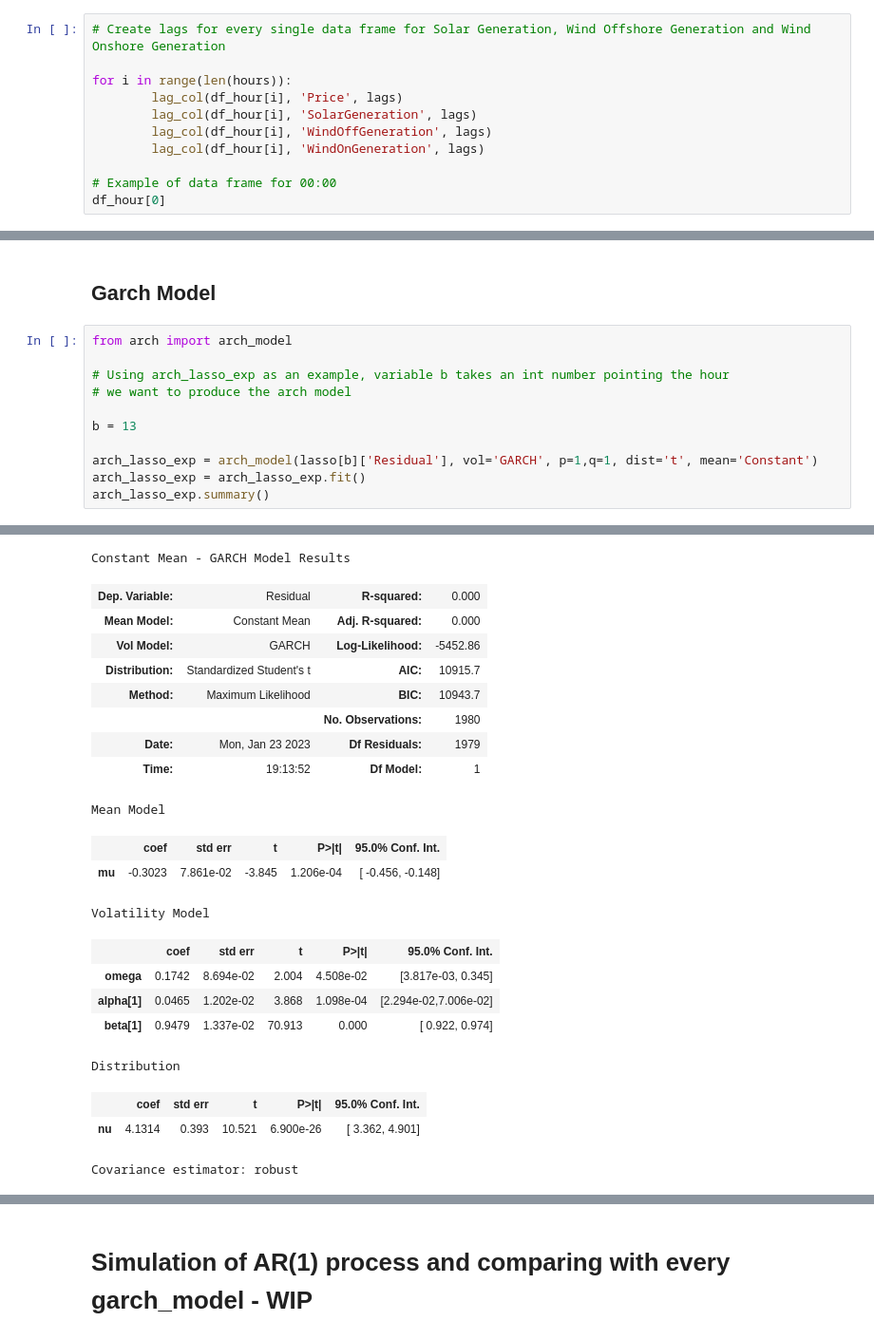
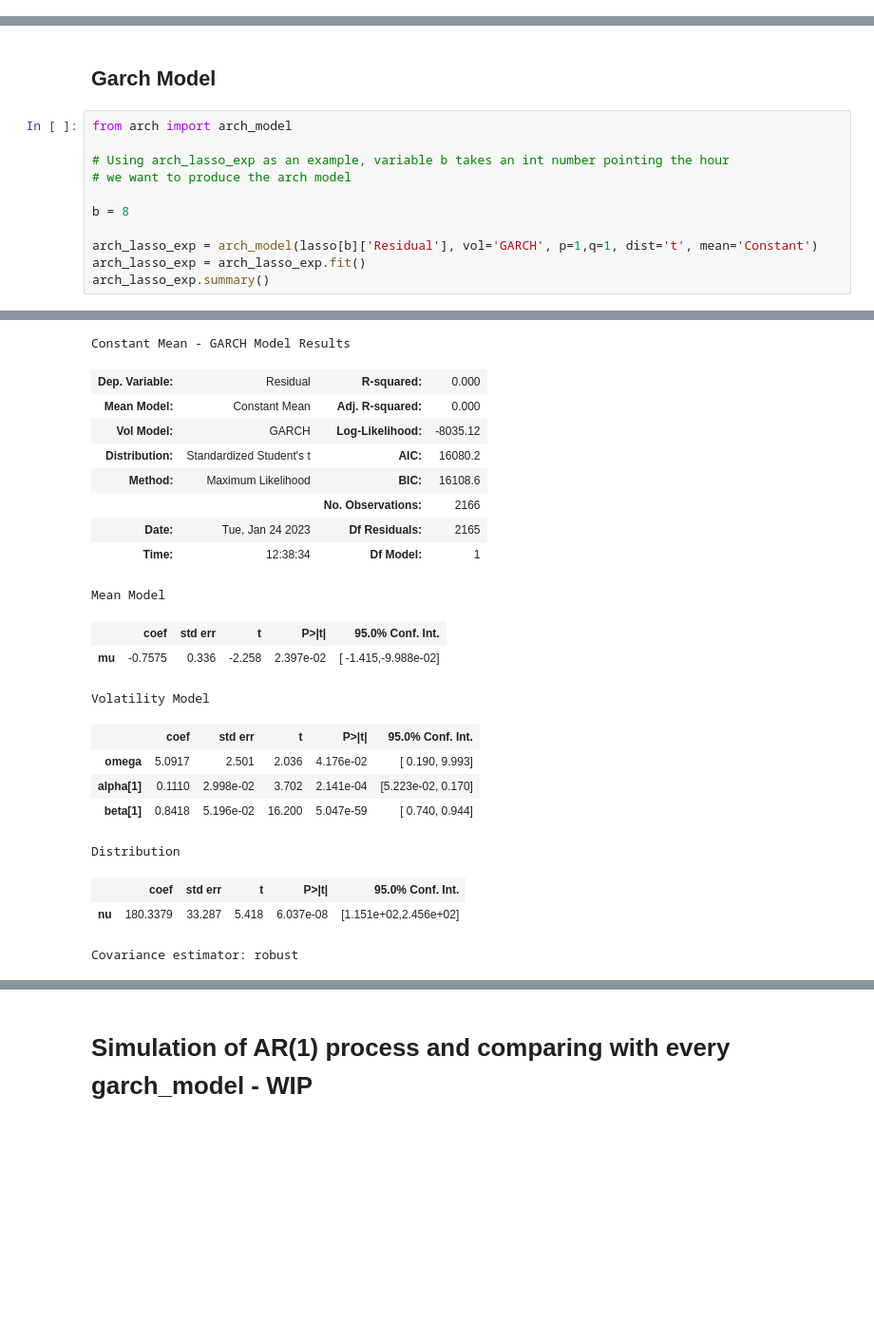
Before and after one commit to KlimisStilp/Price_Timeseries_UK_VScode, a Jupyter notebook: Price Timeseries UK/Totalload_SolarWind_Price_Timeseries.ipynb, the cells around one changed output, grey strips where cells are left out. Shown at 95% size. Saved outputs shown, nothing was run; the diff lists cells and outputs as text; blank space fills up the shorter version.

```diff
--- a/Price Timeseries UK/Totalload_SolarWind_Price_Timeseries.ipynb
+++ b/Price Timeseries UK/Totalload_SolarWind_Price_Timeseries.ipynb
@@ -267,11 +277,0 @@ def lag_col(df, variable, lags):
-# %%
-# Create lags for every single data frame for Solar Generation, Wind Offshore Generation and Wind Onshore Generation
-
-for i in range(len(hours)):
-        lag_col(df_hour[i], 'Price', lags)
-        lag_col(df_hour[i], 'SolarGeneration', lags)
-        lag_col(df_hour[i], 'WindOffGeneration', lags)
-        lag_col(df_hour[i], 'WindOnGeneration', lags)
-
-# Example of data frame for 00:00
-df_hour[0]
@@ -445,7 +430,7 @@ from arch import arch_model
 # Using arch_lasso_exp as an example, variable b takes an int number pointing the hour
 # we want to produce the arch model
 
-b = 13
+b = 8
 
 arch_lasso_exp = arch_model(lasso[b]['Residual'], vol='GARCH', p=1,q=1, dist='t', mean='Constant')
 arch_lasso_exp = arch_lasso_exp.fit()
@@ -472,23 +456,23 @@ Optimization terminated successfully    (Exit mode 0)
 Constant Mean - GARCH Model Results
 | Dep. Variable: | Residual | R-squared: | 0.000 |
 | Mean Model: | Constant Mean | Adj. R-squared: | 0.000 |
-| Vol Model: | GARCH | Log-Likelihood: | -5452.86 |
-| Distribution: | Standardized Student's t | AIC: | 10915.7 |
-| Method: | Maximum Likelihood | BIC: | 10943.7 |
-|  |  | No. Observations: | 1980 |
-| Date: | Mon, Jan 23 2023 | Df Residuals: | 1979 |
-| Time: | 19:13:52 | Df Model: | 1 |
+| Vol Model: | GARCH | Log-Likelihood: | -8035.12 |
+| Distribution: | Standardized Student's t | AIC: | 16080.2 |
+| Method: | Maximum Likelihood | BIC: | 16108.6 |
+|  |  | No. Observations: | 2166 |
+| Date: | Tue, Jan 24 2023 | Df Residuals: | 2165 |
+| Time: | 12:38:34 | Df Model: | 1 |
 Mean Model
 |  | coef | std err | t | P>|t| | 95.0% Conf. Int. |
-| mu | -0.3023 | 7.861e-02 | -3.845 | 1.206e-04 | [ -0.456, -0.148] |
+| mu | -0.7575 | 0.336 | -2.258 | 2.397e-02 | [ -1.415,-9.988e-02] |
 Volatility Model
 |  | coef | std err | t | P>|t| | 95.0% Conf. Int. |
-| omega | 0.1742 | 8.694e-02 | 2.004 | 4.508e-02 | [3.817e-03, 0.345] |
-| alpha[1] | 0.0465 | 1.202e-02 | 3.868 | 1.098e-04 | [2.294e-02,7.006e-02] |
-| beta[1] | 0.9479 | 1.337e-02 | 70.913 | 0.000 | [ 0.922, 0.974] |
+| omega | 5.0917 | 2.501 | 2.036 | 4.176e-02 | [ 0.190, 9.993] |
+| alpha[1] | 0.1110 | 2.998e-02 | 3.702 | 2.141e-04 | [5.223e-02, 0.170] |
+| beta[1] | 0.8418 | 5.196e-02 | 16.200 | 5.047e-59 | [ 0.740, 0.944] |
 Distribution
 |  | coef | std err | t | P>|t| | 95.0% Conf. Int. |
-| nu | 4.1314 | 0.393 | 10.521 | 6.900e-26 | [ 3.362, 4.901] |
+| nu | 180.3379 | 33.287 | 5.418 | 6.037e-08 | [1.151e+02,2.456e+02] |
 Covariance estimator: robust
 # %%
 # Producing conditional volatility plot for our garch model
```
Also changed, not shown: parts of 21 cells of this notebook.
